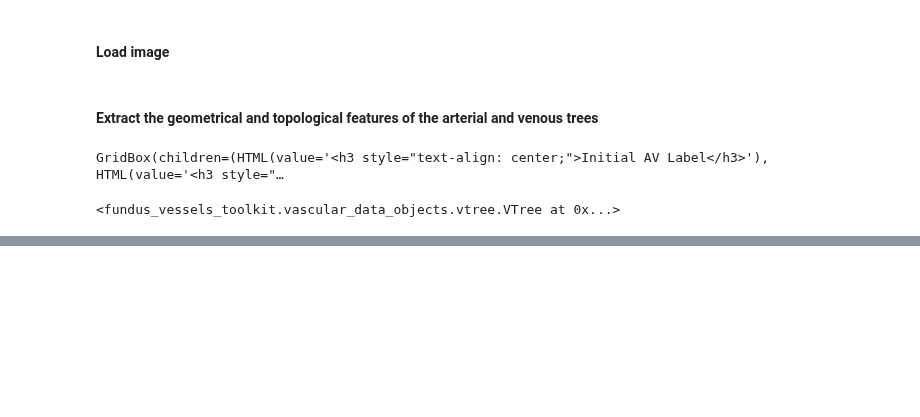
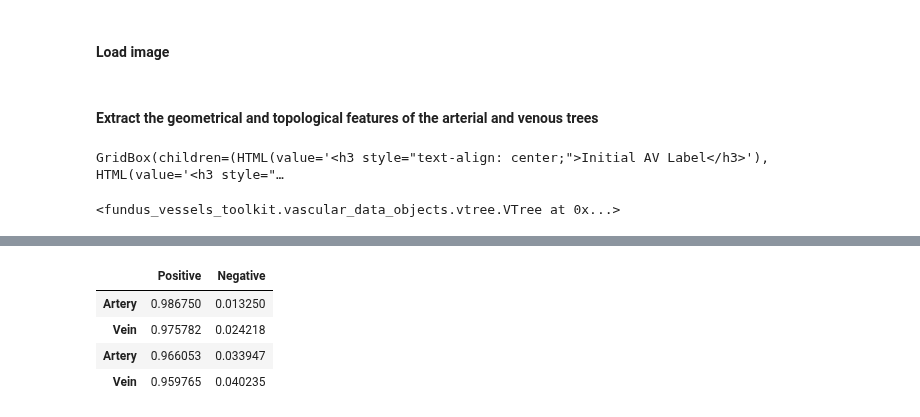
Before and after one commit to gabriel-lepetitaimon/fundus-vessels-toolkit, a Jupyter notebook: examples/04_Vascular_AV_Tree_Parsing_With_Correction.ipynb, the cells around one changed output, grey strips where cells are left out. Cells and saved outputs as stored; diff of their text form; code cells hidden in the pictures; blank space fills up the shorter version.

```diff
--- a/examples/04_Vascular_AV_Tree_Parsing_With_Correction.ipynb
+++ b/examples/04_Vascular_AV_Tree_Parsing_With_Correction.ipynb
@@ -23,14 +25,18 @@ maples_dr.configure(messidor_path="/home/gaby/These/Data/Fundus/MESSIDOR/", imag
 dataset = maples_dr.load_dataset()
 # %%
 # IMG = "20051207_55266_0400_PP.png"  # ok, difficulties with AV invalid labels
-IMG = "20060412_60751_0200_PP.png"  # Severals invalid roots
+# IMG = "20060412_60751_0200_PP.png"  # Good
 # IMG = "20051116_55656_0400_PP.png"  # Good, could use long-distance veins connection (obstructed by artery)
 # IMG = "20060523_49681_0100_PP.png"  # GOOD
 # IMG = "20060412_59636_0200_PP.png"  # Fails du to an artery emerging from a vein...
 # IMG = "20051020_58065_0100_PP.png"  # Not perfect, could use long-distance veins connection (obstructed by artery)
-# IMG = "20060530_36860_0100_PP.png"  # Half bad due to important missing segmentation causing artery to emerge from vein
+IMG = "20060530_36860_0100_PP.png"  # Half bad due to important missing segmentation causing artery to emerge from vein
+
+# IMG = "20051205_35276_0400_PP.png"
+# IMG = "20051205_35276_0400_PP.png"
 
 PATH = Path("/home/gaby/These/src/Fundus/RelatedWorks/AutoMorph/")
+GT_PATH = Path("/home/gaby/These/Data/Fundus/MAPLES-DR/AV_reviewed/")
 
 
 # Path to the raw fundus image
@@ -43,6 +49,11 @@ OD_PATH = PATH / "Results/M2/optic_disc_cup/raw" / IMG
 AV_PATH = PATH / "Results/M2/artery_vein/raw" / IMG
 
 fundus = FundusData(fundus=RAW_PATH, od=OD_PATH, vessels=AV_PATH, macula=dataset[IMG[:-4]]["macula"])
+av_gt = FundusData.load_vessels(GT_PATH / IMG)
+v, a = av_gt == AVLabel.ART, av_gt == AVLabel.VEI
+av_gt[a] = AVLabel.ART
+av_gt[v] = AVLabel.VEI
+fundus_gt = fundus.update(vessels=av_gt)
 # %%
 from jppype.utils.color import colormap_by_name
 
@@ -148,0 +190,57 @@ m
+# %%
+import numpy as np
+import pandas as pd
+
+a_tree, v_tree = av2tree(fundus)
+av_graph = av2tree.to_vgraph(fundus, label_av=True, simplify=True)
+
+a, v, b = np.bincount(
+    ((a_tree.geometric_data().branches_label_map(connect_nodes=True) != 0) * av_gt).flatten(), minlength=4
+)[1:]
+ap1 = (a + b) / (a + v + b)
+an1 = v / (a + v + b)
+
+a, v, b = np.bincount(
+    ((v_tree.geometric_data().branches_label_map(connect_nodes=True) != 0) * av_gt).flatten(), minlength=4
+)[1:]
+vp1 = (v + b) / (a + v + b)
+vn1 = a / (a + v + b)
+
+branch_labels = av_graph.geometric_data().branches_label_map(connect_nodes=True)
+a, v, b = np.bincount(
+    (
+        np.isin(branch_labels, av_graph.as_branches_ids(av_graph.branches_attr["av"] == AVLabel.ART) + 1) * av_gt
+    ).flatten(),
+    minlength=4,
+)[1:]
+ap2 = (a + b) / (a + v + b)
+an2 = v / (a + v + b)
+
+a, v, b = np.bincount(
+    (
+        np.isin(branch_labels, av_graph.as_branches_ids(av_graph.branches_attr["av"] == AVLabel.VEI) + 1) * av_gt
+    ).flatten(),
+    minlength=4,
+)[1:]
+vp2 = (v + b) / (a + v + b)
+vn2 = a / (a + v + b)
+
+
+pd.DataFrame(
+    {
+        "Positive": [ap1, vp1, ap2, vp2],
+        "Negative": [an1, vn1, an2, vn2],
+    },
+    index=[
+        "Artery",
+        "Vein",
+        "Artery",
+        "Vein",
+    ],
+)
+# %% [output]
+|  | Positive | Negative |
+| Artery | 0.986750 | 0.013250 |
+| Vein | 0.975782 | 0.024218 |
+| Artery | 0.966053 | 0.033947 |
+| Vein | 0.959765 | 0.040235 |
```
Also changed, not shown: parts of 11 cells of this notebook, 20 other files.
